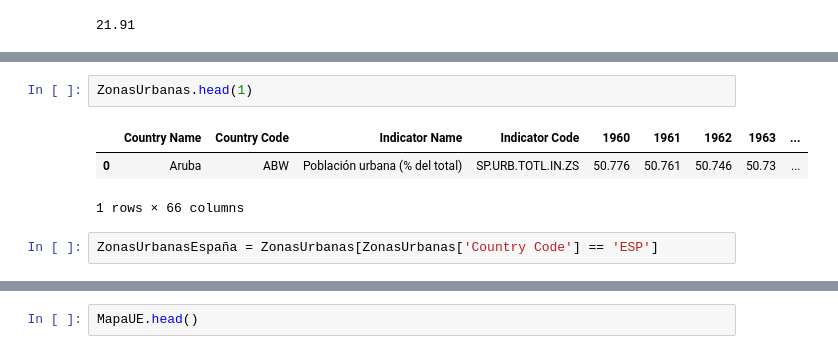
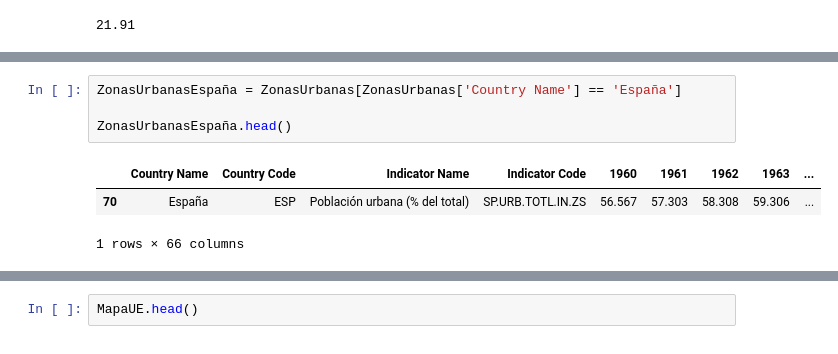
Before and after one commit to AdrianaBorrajo/Despoblacion, a Jupyter notebook: 1.Introduccion/Datos_Introduccion.ipynb, the cells around one changed output, grey strips where cells are left out. Cells and saved outputs as stored; diff of their text form.

```diff
--- a/1.Introduccion/Datos_Introduccion.ipynb
+++ b/1.Introduccion/Datos_Introduccion.ipynb
@@ -72,10 +85,10 @@ ZonasUrbanas = pd.read_excel('Poblacion_Zonas_Urbanas.xls')
-# %%
-ZonasUrbanas.head(1)
-# %% [output]
-|  | Country Name | Country Code | Indicator Name | Indicator Code | 1960 | 1961 | 1962 | 1963 | ... |
-| 0 | Aruba | ABW | Población urbana (% del total) | SP.URB.TOTL.IN.ZS | 50.776 | 50.761 | 50.746 | 50.73 | ... |
-1 rows × 66 columns
-# %%
-ZonasUrbanasEspaña = ZonasUrbanas[ZonasUrbanas['Country Code'] == 'ESP']
+# %%
+ZonasUrbanasEspaña = ZonasUrbanas[ZonasUrbanas['Country Name'] == 'España']
+
+ZonasUrbanasEspaña.head()
+# %% [output]
+|  | Country Name | Country Code | Indicator Name | Indicator Code | 1960 | 1961 | 1962 | 1963 | ... |
+| 70 | España | ESP | Población urbana (% del total) | SP.URB.TOTL.IN.ZS | 56.567 | 57.303 | 58.308 | 59.306 | ... |
+1 rows × 66 columns
 # %%
 ZonasUrbanasEspaña.drop(['Country Code', 'Indicator Name', 'Indicator Code'], axis = 1, inplace = True)
```
Also changed, not shown: parts of 36 cells of this notebook, 10 other files.
